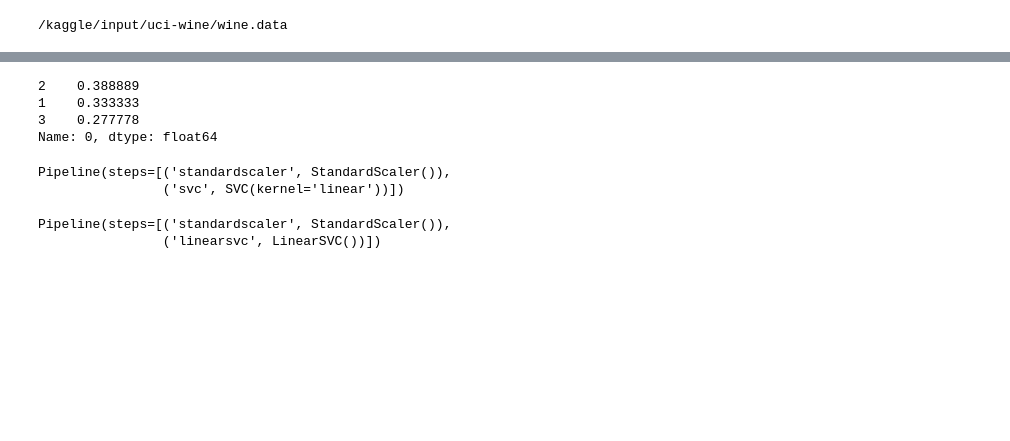
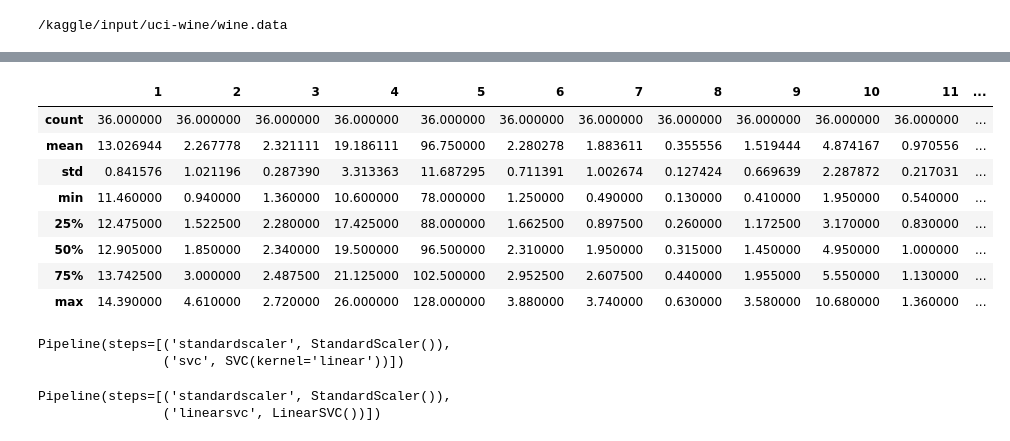
Before and after one commit to lavima/itf31519-practical-machine-learning, a Jupyter notebook: itf31519-pml-decision-trees-and-svms.ipynb, the cells around one changed output, grey strips where cells are left out. Cells and saved outputs as stored; diff of their text form; code cells hidden in the pictures; blank space fills up the shorter version.

```diff
--- a/itf31519-pml-decision-trees-and-svms.ipynb
+++ b/itf31519-pml-decision-trees-and-svms.ipynb
@@ -35,13 +40,18 @@ uci_wine.head()
 # %%
 # Stratified sampling 80/20 split
 uci_wine_train = uci_wine.groupby(0, group_keys=False).apply(lambda group: group.sample(frac=0.8))
 uci_wine_test = uci_wine.drop(uci_wine_train.index)
 
-# Show the distribution of the classes
-uci_wine_test[0].value_counts()/len(uci_wine_test)
+# Show simple statistics for the dataframe
+uci_wine_test.describe()
 # %% [output]
-2    0.388889
-1    0.333333
-3    0.277778
-Name: 0, dtype: float64
+|  | 1 | 2 | 3 | 4 | 5 | 6 | 7 | 8 | 9 | 10 | 11 | ... |
+| count | 36.000000 | 36.000000 | 36.000000 | 36.000000 | 36.000000 | 36.000000 | 36.000000 | 36.000000 | 36.000000 | 36.000000 | 36.000000 | ... |
+| mean | 13.026944 | 2.267778 | 2.321111 | 19.186111 | 96.750000 | 2.280278 | 1.883611 | 0.355556 | 1.519444 | 4.874167 | 0.970556 | ... |
+| std | 0.841576 | 1.021196 | 0.287390 | 3.313363 | 11.687295 | 0.711391 | 1.002674 | 0.127424 | 0.669639 | 2.287872 | 0.217031 | ... |
+| min | 11.460000 | 0.940000 | 1.360000 | 10.600000 | 78.000000 | 1.250000 | 0.490000 | 0.130000 | 0.410000 | 1.950000 | 0.540000 | ... |
+| 25% | 12.475000 | 1.522500 | 2.280000 | 17.425000 | 88.000000 | 1.662500 | 0.897500 | 0.260000 | 1.172500 | 3.170000 | 0.830000 | ... |
+| 50% | 12.905000 | 1.850000 | 2.340000 | 19.500000 | 96.500000 | 2.310000 | 1.950000 | 0.315000 | 1.450000 | 4.950000 | 1.000000 | ... |
+| 75% | 13.742500 | 3.000000 | 2.487500 | 21.125000 | 102.500000 | 2.952500 | 2.607500 | 0.440000 | 1.955000 | 5.550000 | 1.130000 | ... |
+| max | 14.390000 | 4.610000 | 2.720000 | 26.000000 | 128.000000 | 3.880000 | 3.740000 | 0.630000 | 3.580000 | 10.680000 | 1.360000 | ... |
 # %%
@@ -50,21 +61,31 @@ train_features = uci_wine_train.drop(0, axis=1)
 
 test_targets = uci_wine_test[0]
 test_features = uci_wine_test.drop(0, axis=1)
-# %%
-from sklearn.pipeline import make_pipeline
-from sklearn.preprocessing import StandardScaler
-from sklearn.svm import SVC
-
-svc_classifier = make_pipeline(StandardScaler(), SVC(kernel='linear'))
-svc_classifier.fit(train_features, train_targets)
-# %% [output]
-Pipeline(steps=[('standardscaler', StandardScaler()),
-                ('svc', SVC(kernel='linear'))])
-# %%
-from sklearn.svm import LinearSVC
-
-linear_classifier = make_pipeline(StandardScaler(), LinearSVC())
-linear_classifier.fit(uci_wine_train.drop(0, axis=1), uci_wine_train[0])
-# %% [output]
-Pipeline(steps=[('standardscaler', StandardScaler()),
-                ('linearsvc', LinearSVC())])
+# %%
+# Import libraries necessary for SVM classification via sklearn
+from sklearn.pipeline import make_pipeline # for creating a layered classification pipeline
+from sklearn.preprocessing import StandardScaler # provide mean normalization
+from sklearn.svm import SVC # The SVM classifier
+
+# Create the classifier object (SVM with linear kernel), The first alternative
+# uses the setup recommended by the guide (a pipeline with integrated normalization),
+# while the second trains the classifier on the non-normalized data. SVM is not
+# scale-invariant, so it is highly recommended to normalize the data (improves generalability)
+svc_classifier = make_pipeline(StandardScaler(), SVC(kernel='linear'))
+svc_classifier.fit(train_features, train_targets)
+#svc_classifier = SVC(kernel='linear')
+#svc_classifier.fit(train_features, train_targets)
+# %% [output]
+Pipeline(steps=[('standardscaler', StandardScaler()),
+                ('svc', SVC(kernel='linear'))])
+# %%
+# Import the linear SVC
+from sklearn.svm import LinearSVC
+
+# The linear SVC is a quicker implementation of SVC. Works with bigger amounts of
+# data, and sparse data.
+linear_classifier = make_pipeline(StandardScaler(), LinearSVC())
+linear_classifier.fit(train_features, train_targets)
+# %% [output]
+Pipeline(steps=[('standardscaler', StandardScaler()),
+                ('linearsvc', LinearSVC())])
```
Also changed, not shown: parts of 14 cells of this notebook.
